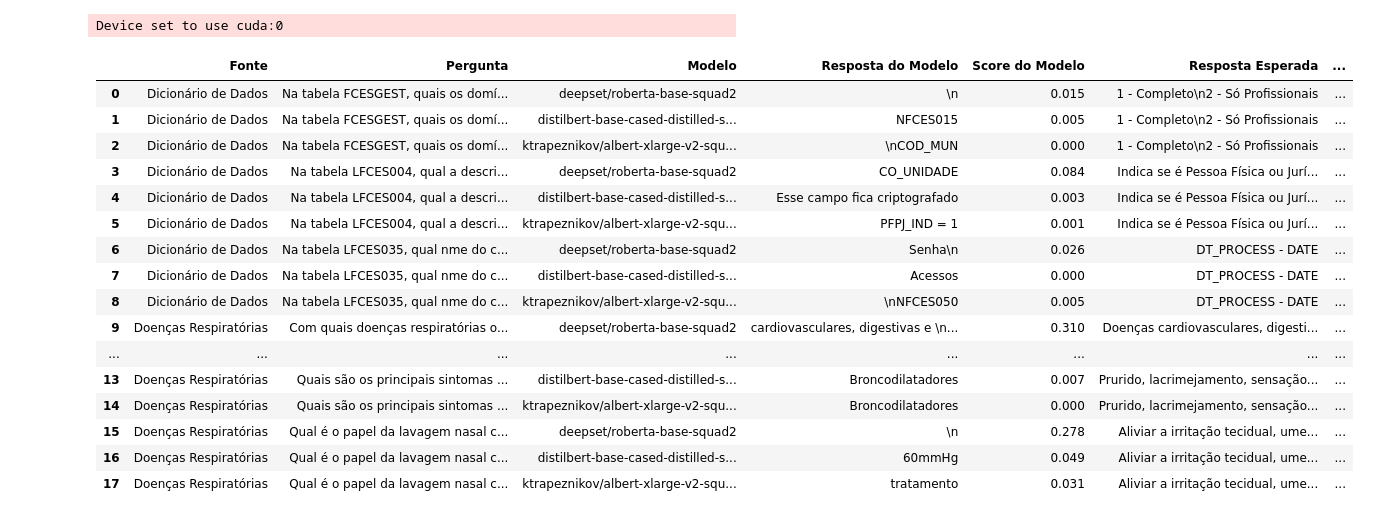
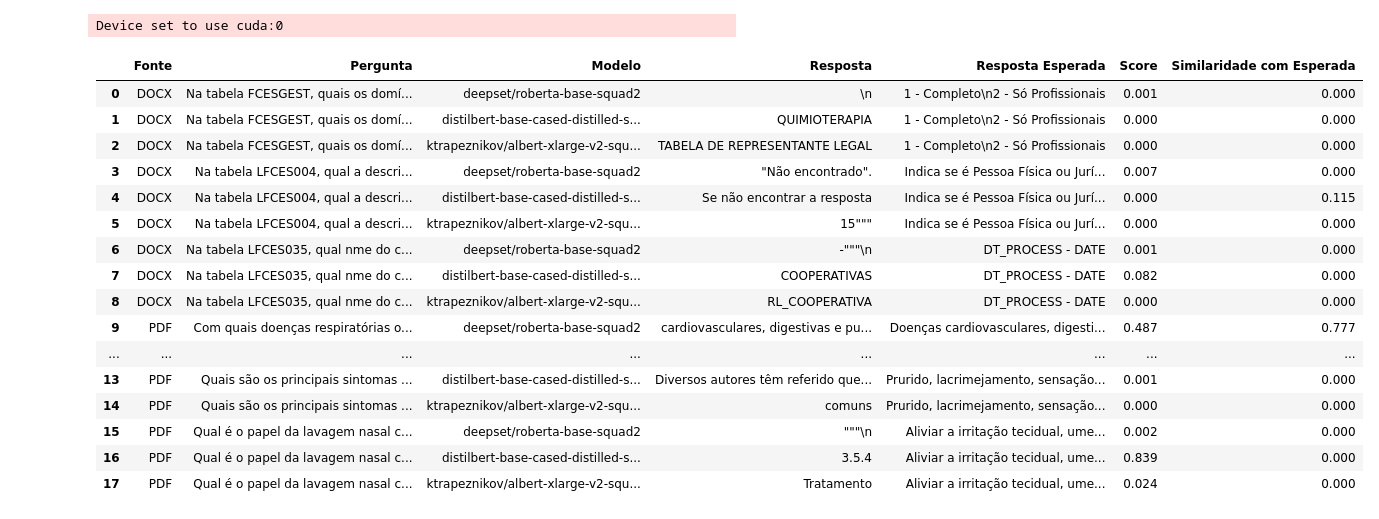
Before and after one commit to rangeldcomp/PLN_QA_LLM_2025_Neto_Ailton, a Jupyter notebook: qa_compare_llms.ipynb, the cells around one changed output. Drawn from its saved outputs; the diff is of its cells as text; code cells hidden in the pictures.

Commit message:
fix: update pre processing

```diff
--- a/qa_compare_llms.ipynb
+++ b/qa_compare_llms.ipynb
@@ -166,23 +122,24 @@ pd.set_option('display.max_colwidth', None)
-# %%
-
-# Mostrar os resultados ordenados por pergunta
-df_resultado.sort_values(by=["Fonte", "Pergunta", "Modelo"], inplace=True)
-df_resultado
-# %% [output]
-|  | Fonte | Pergunta | Modelo | Resposta do Modelo | Score do Modelo | Resposta Esperada | ... |
-| 0 | Dicionário de Dados | Na tabela FCESGEST, quais os domí... | deepset/roberta-base-squad2 | \n | 0.015 | 1 - Completo\n2 - Só Profissionais | ... |
-| 1 | Dicionário de Dados | Na tabela FCESGEST, quais os domí... | distilbert-base-cased-distilled-s... | NFCES015 | 0.005 | 1 - Completo\n2 - Só Profissionais | ... |
-| 2 | Dicionário de Dados | Na tabela FCESGEST, quais os domí... | ktrapeznikov/albert-xlarge-v2-squ... | \nCOD_MUN | 0.000 | 1 - Completo\n2 - Só Profissionais | ... |
-| 3 | Dicionário de Dados | Na tabela LFCES004, qual a descri... | deepset/roberta-base-squad2 | CO_UNIDADE | 0.084 | Indica se é Pessoa Física ou Jurí... | ... |
-| 4 | Dicionário de Dados | Na tabela LFCES004, qual a descri... | distilbert-base-cased-distilled-s... | Esse campo fica criptografado | 0.003 | Indica se é Pessoa Física ou Jurí... | ... |
-| 5 | Dicionário de Dados | Na tabela LFCES004, qual a descri... | ktrapeznikov/albert-xlarge-v2-squ... | PFPJ_IND = 1 | 0.001 | Indica se é Pessoa Física ou Jurí... | ... |
-| 6 | Dicionário de Dados | Na tabela LFCES035, qual nme do c... | deepset/roberta-base-squad2 | Senha\n | 0.026 | DT_PROCESS - DATE | ... |
-| 7 | Dicionário de Dados | Na tabela LFCES035, qual nme do c... | distilbert-base-cased-distilled-s... | Acessos | 0.000 | DT_PROCESS - DATE | ... |
-| 8 | Dicionário de Dados | Na tabela LFCES035, qual nme do c... | ktrapeznikov/albert-xlarge-v2-squ... | \nNFCES050 | 0.005 | DT_PROCESS - DATE | ... |
-| 9 | Doenças Respiratórias | Com quais doenças respiratórias o... | deepset/roberta-base-squad2 | cardiovasculares, digestivas e \n... | 0.310 | Doenças cardiovasculares, digesti... | ... |
-| ... | ... | ... | ... | ... | ... | ... | ... |
-| 13 | Doenças Respiratórias | Quais são os principais sintomas ... | distilbert-base-cased-distilled-s... | Broncodilatadores | 0.007 | Prurido, lacrimejamento, sensação... | ... |
-| 14 | Doenças Respiratórias | Quais são os principais sintomas ... | ktrapeznikov/albert-xlarge-v2-squ... | Broncodilatadores | 0.000 | Prurido, lacrimejamento, sensação... | ... |
-| 15 | Doenças Respiratórias | Qual é o papel da lavagem nasal c... | deepset/roberta-base-squad2 | \n | 0.278 | Aliviar a irritação tecidual, ume... | ... |
-| 16 | Doenças Respiratórias | Qual é o papel da lavagem nasal c... | distilbert-base-cased-distilled-s... | 60mmHg | 0.049 | Aliviar a irritação tecidual, ume... | ... |
-| 17 | Doenças Respiratórias | Qual é o papel da lavagem nasal c... | ktrapeznikov/albert-xlarge-v2-squ... | tratamento | 0.031 | Aliviar a irritação tecidual, ume... | ... |
+# %%
+# 🔍 Função para buscar o trecho mais relevante no texto
+def get_best_context(question, text_blocks, top_k=1):
+    vect = TfidfVectorizer().fit(text_blocks + [question])
+    tfidf_matrix = vect.transform(text_blocks + [question])
+    sims = cosine_similarity(tfidf_matrix[-1], tfidf_matrix[:-1])[0]
+    top_indices = sims.argsort()[-top_k:][::-1]
+    return " ".join([text_blocks[i] for i in top_indices])
+
+# Quebrar os textos em blocos menores para busca
+def chunk_text(text, chunk_size=300):
+    words = text.split()
+    return [" ".join(words[i:i+chunk_size]) for i in range(0, len(words), chunk_size)]
+
+def criar_prompt(pergunta, contexto):
+    return f"""
+    Você é um especialista e deve responder APENAS com base no texto abaixo.
+    Responda de forma objetiva, em uma frase curta.
+
+    Pergunta: {pergunta}
+    """
+# %%
+docx_chunks = chunk_text(docx_text, chunk_size=300)
+pdf_chunks = chunk_text(pdf_text, chunk_size=300)
@@ -188,0 +192,28 @@ df_resultado
+# %%
+results = ask_questions_with_comparison_v2()
+df_results = pd.DataFrame(results)
+
+# 📊 Juntar os resultados e exibir em uma tabela
+pd.set_option('display.max_colwidth', None)
+
+# Mostrar os resultados ordenados por pergunta
+df_results.sort_values(by=["Fonte", "Pergunta", "Modelo"], inplace=True)
+df_results
+# %% [output]
+|  | Fonte | Pergunta | Modelo | Resposta | Resposta Esperada | Score | Similaridade com Esperada |
+| 0 | DOCX | Na tabela FCESGEST, quais os domí... | deepset/roberta-base-squad2 | \n | 1 - Completo\n2 - Só Profissionais | 0.001 | 0.000 |
+| 1 | DOCX | Na tabela FCESGEST, quais os domí... | distilbert-base-cased-distilled-s... | QUIMIOTERAPIA | 1 - Completo\n2 - Só Profissionais | 0.000 | 0.000 |
+| 2 | DOCX | Na tabela FCESGEST, quais os domí... | ktrapeznikov/albert-xlarge-v2-squ... | TABELA DE REPRESENTANTE LEGAL | 1 - Completo\n2 - Só Profissionais | 0.000 | 0.000 |
+| 3 | DOCX | Na tabela LFCES004, qual a descri... | deepset/roberta-base-squad2 | "Não encontrado". | Indica se é Pessoa Física ou Jurí... | 0.007 | 0.000 |
+| 4 | DOCX | Na tabela LFCES004, qual a descri... | distilbert-base-cased-distilled-s... | Se não encontrar a resposta | Indica se é Pessoa Física ou Jurí... | 0.000 | 0.115 |
+| 5 | DOCX | Na tabela LFCES004, qual a descri... | ktrapeznikov/albert-xlarge-v2-squ... | 15""" | Indica se é Pessoa Física ou Jurí... | 0.000 | 0.000 |
+| 6 | DOCX | Na tabela LFCES035, qual nme do c... | deepset/roberta-base-squad2 | -"""\n | DT_PROCESS - DATE | 0.001 | 0.000 |
+| 7 | DOCX | Na tabela LFCES035, qual nme do c... | distilbert-base-cased-distilled-s... | COOPERATIVAS | DT_PROCESS - DATE | 0.082 | 0.000 |
+| 8 | DOCX | Na tabela LFCES035, qual nme do c... | ktrapeznikov/albert-xlarge-v2-squ... | RL_COOPERATIVA | DT_PROCESS - DATE | 0.000 | 0.000 |
+| 9 | PDF | Com quais doenças respiratórias o... | deepset/roberta-base-squad2 | cardiovasculares, digestivas e pu... | Doenças cardiovasculares, digesti... | 0.487 | 0.777 |
+| ... | ... | ... | ... | ... | ... | ... | ... |
+| 13 | PDF | Quais são os principais sintomas ... | distilbert-base-cased-distilled-s... | Diversos autores têm referido que... | Prurido, lacrimejamento, sensação... | 0.001 | 0.000 |
+| 14 | PDF | Quais são os principais sintomas ... | ktrapeznikov/albert-xlarge-v2-squ... | comuns | Prurido, lacrimejamento, sensação... | 0.000 | 0.000 |
+| 15 | PDF | Qual é o papel da lavagem nasal c... | deepset/roberta-base-squad2 | """\n | Aliviar a irritação tecidual, ume... | 0.002 | 0.000 |
+| 16 | PDF | Qual é o papel da lavagem nasal c... | distilbert-base-cased-distilled-s... | 3.5.4 | Aliviar a irritação tecidual, ume... | 0.839 | 0.000 |
+| 17 | PDF | Qual é o papel da lavagem nasal c... | ktrapeznikov/albert-xlarge-v2-squ... | Tratamento | Aliviar a irritação tecidual, ume... | 0.024 | 0.000 |
```
Also changed, not shown: parts of 6 cells of this notebook.
